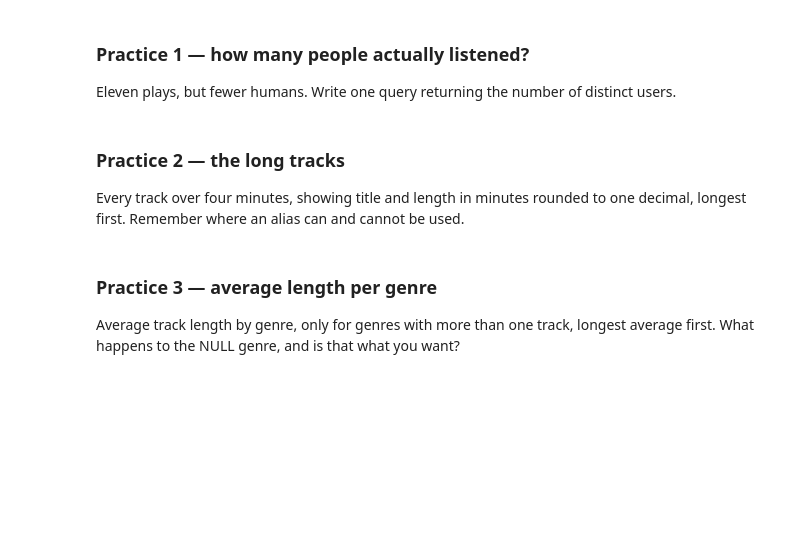
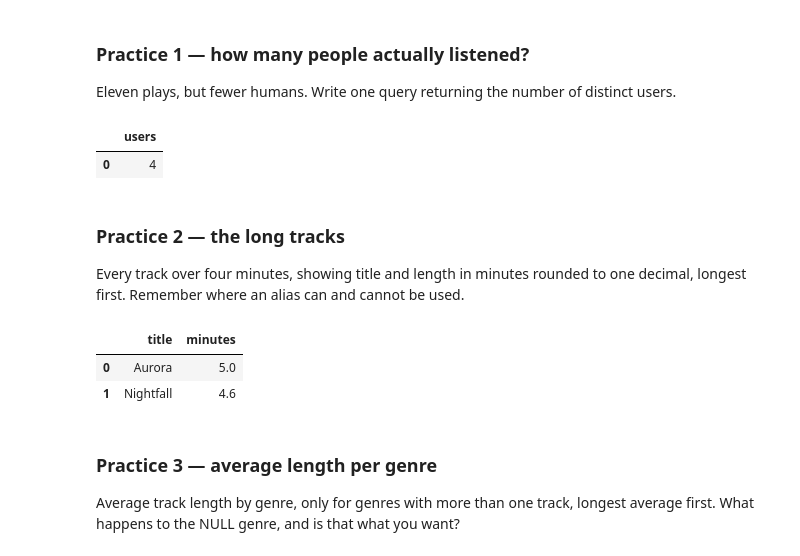
Before and after one commit to ja2faded/ds2002-fa26, a Jupyter notebook: 2026_09_07_—_SQL_Fundamentals_in_Notebooks_—_Lecture.ipynb, the cells around one changed output. Drawn from its saved outputs; the diff is of its cells as text; code cells hidden in the pictures; blank space fills up the shorter version.

```diff
--- a/2026_09_07_—_SQL_Fundamentals_in_Notebooks_—_Lecture.ipynb
+++ b/2026_09_07_—_SQL_Fundamentals_in_Notebooks_—_Lecture.ipynb
@@ -297,3 +292,12 @@ S
+# %%
+q('''
+SELECT COUNT(DISTINCT user) AS users
+FROM plays
+
+''')
+# %% [output]
+|  | users |
+| 0 | 4 |
 # %% [markdown]
 ### Practice 2 — the long tracks
 
@@ -305,3 +305,14 @@ q('''
+# %%
+q('''
+SELECT title, ROUND(seconds / 60.0, 1) AS minutes
+FROM tracks
+WHERE seconds > 240
+ORDER BY minutes DESC
+''')
+# %% [output]
+|  | title | minutes |
+| 0 | Aurora | 5.0 |
+| 1 | Nightfall | 4.6 |
 # %% [markdown]
 ### Practice 3 — average length per genre
 
```
Also changed, not shown: parts of 4 cells of this notebook.
